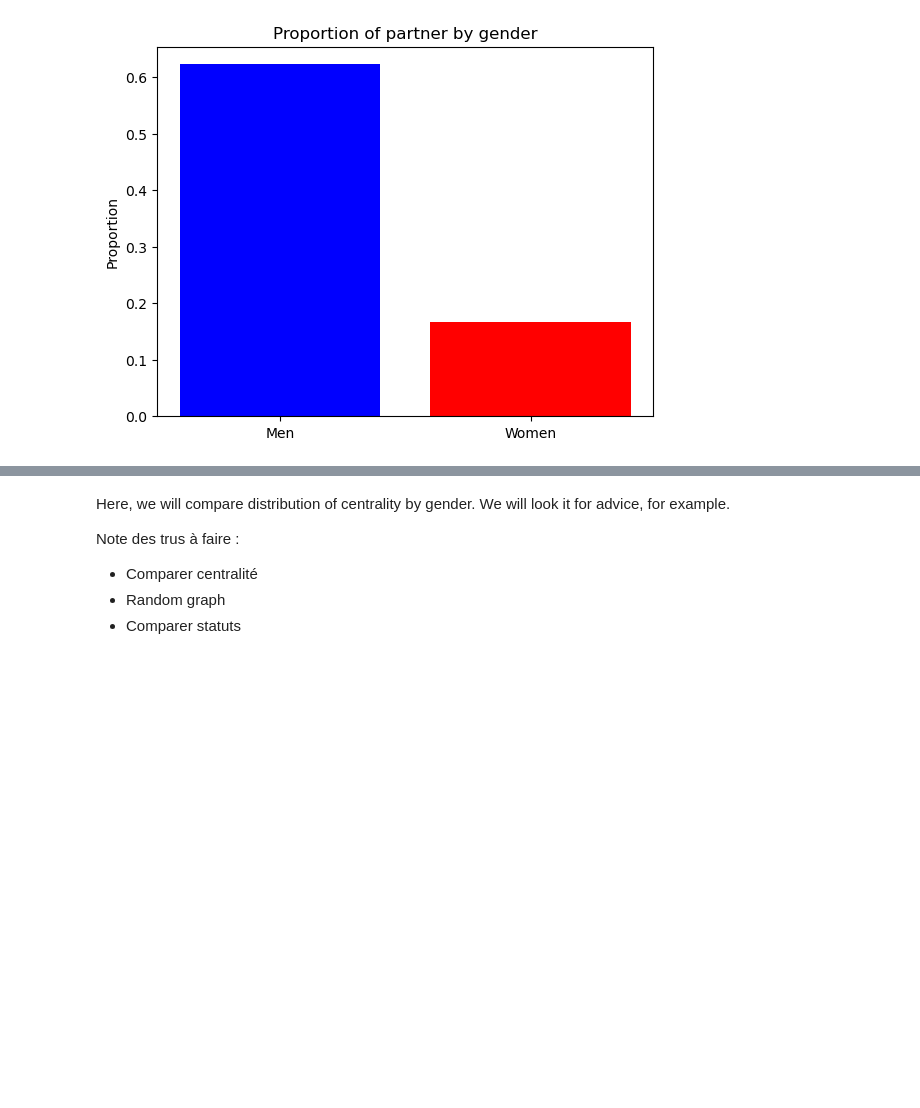
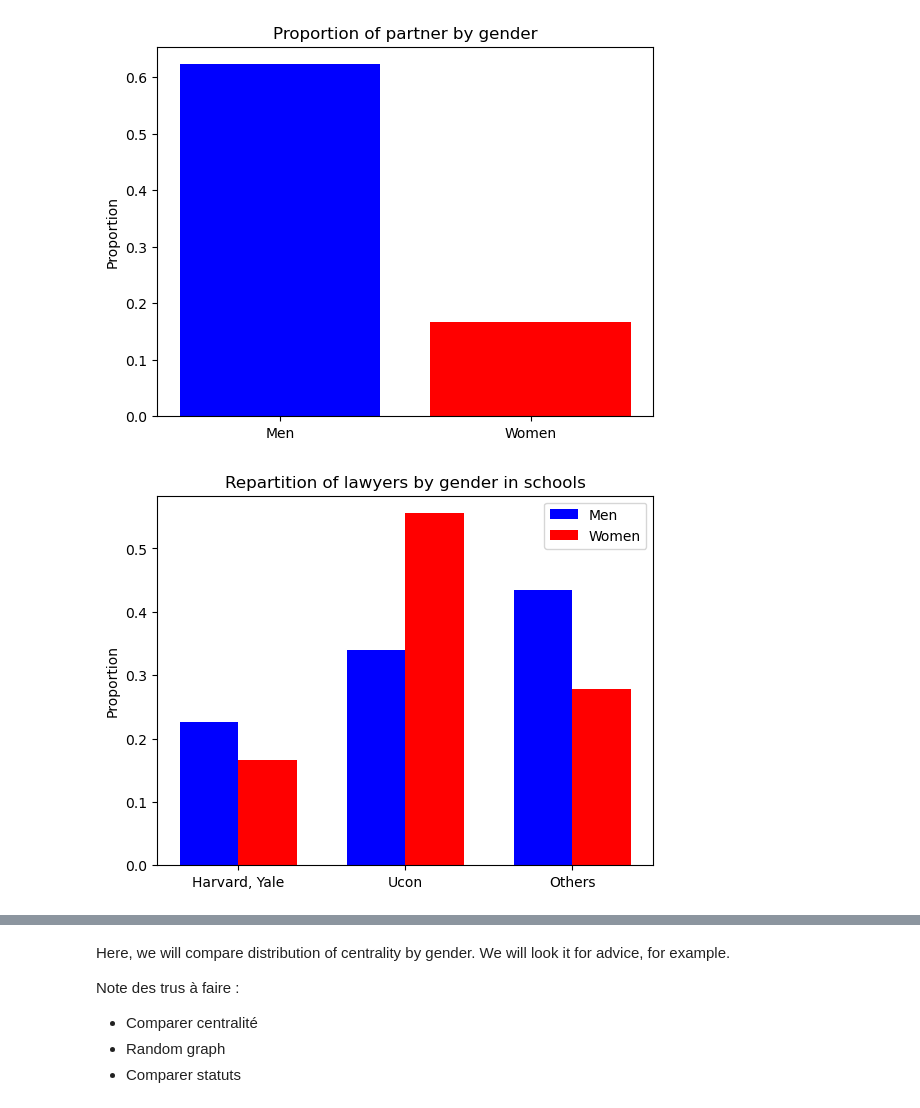
Before and after one commit to jmeynent/R-seaux, a Jupyter notebook: Code.ipynb, the cells around one changed output, grey strips where cells are left out. Saved outputs shown, nothing was run; the diff lists cells and outputs as text; code cells hidden in the pictures; blank space fills up the shorter version.

```diff
--- a/Code.ipynb
+++ b/Code.ipynb
@@ -130,3 +134,49 @@ plt.show
 # %% [output]
 <function matplotlib.pyplot.show(close=None, block=None)>
 [figure]
+# %%
+#I feel there's hierarchy between school so I'd like to see the difference by gender between schools
+#Numbers
+nb_1m = df[(df['School'] == 1) & (df['Gender'] == 1)].shape[0] #Number of men partner
+nb_1f = df[(df['School'] == 1) & (df['Gender'] == 2)].shape[0] #Number of women partner
+nb_2m = df[(df['School'] == 2) & (df['Gender'] == 1)].shape[0] #Number of men associate
+nb_2f = df[(df['School'] == 2) & (df['Gender'] == 2)].shape[0] #Number of women associate
+nb_3m = df[(df['School'] == 3) & (df['Gender'] == 1)].shape[0] #Number of men associate
+nb_3f = df[(df['School'] == 3) & (df['Gender'] == 2)].shape[0] #Number of women associate
+tot_m = nb_1m + nb_2m + nb_3m
+tot_f = 71 - tot_m
+
+#proportion
+prop_1m = nb_1m/tot_m
+prop_1f = nb_1f/tot_f
+
+prop_2m = nb_2m/tot_m
+prop_2f = nb_2f/tot_f
+
+prop_3m = nb_3m/tot_m
+prop_3f = nb_3f/tot_f
+
+#Graph
+# Def of proportions
+Men = [prop_1m, prop_2m, prop_3m]
+Women = [prop_1f, prop_2f, prop_3f]
+
+#Parameters
+x = np.arange(len(Men))
+width = 0.35
+
+# Draw
+fig, ax = plt.subplots()
+rects1 = ax.bar(x - width/2, Men, width, label='Men', color='blue')
+rects2 = ax.bar(x + width/2, Women, width, label='Women', color='red')
+
+#Labels, title, save and show
+ax.set_ylabel('Proportion')
+ax.set_title('Repartition of lawyers by gender in schools')
+ax.set_xticks(x)
+ax.set_xticklabels(['Harvard, Yale', 'Ucon', 'Others'])
+ax.legend()
+plt.savefig('Graphs/gender_school.jpg')
+plt.show()
+# %% [output]
+[figure, added]
```
Also changed, not shown: parts of 8 cells of this notebook, 5 other files.
